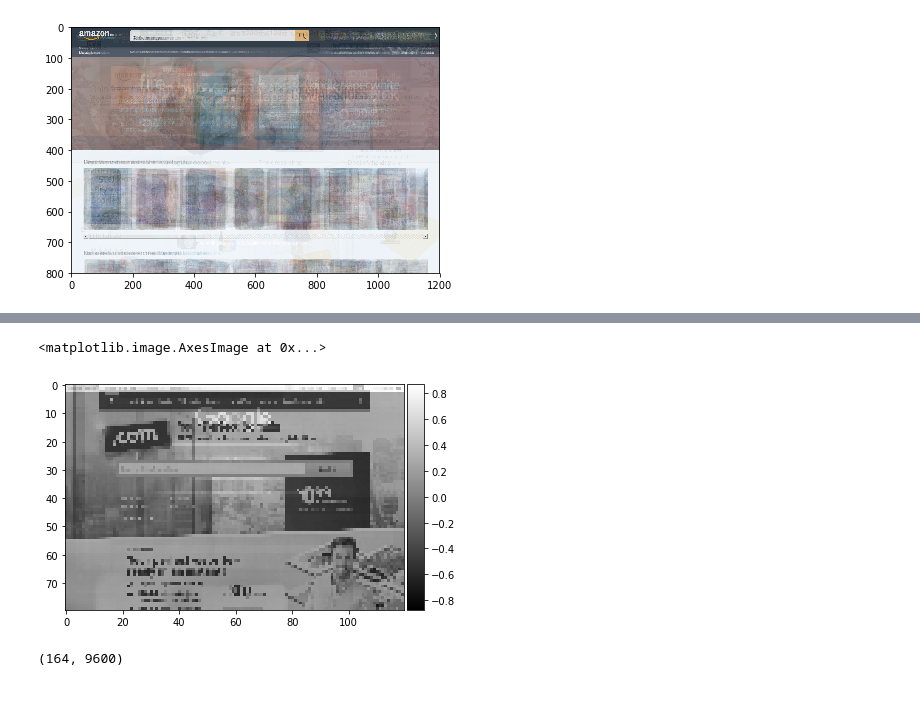
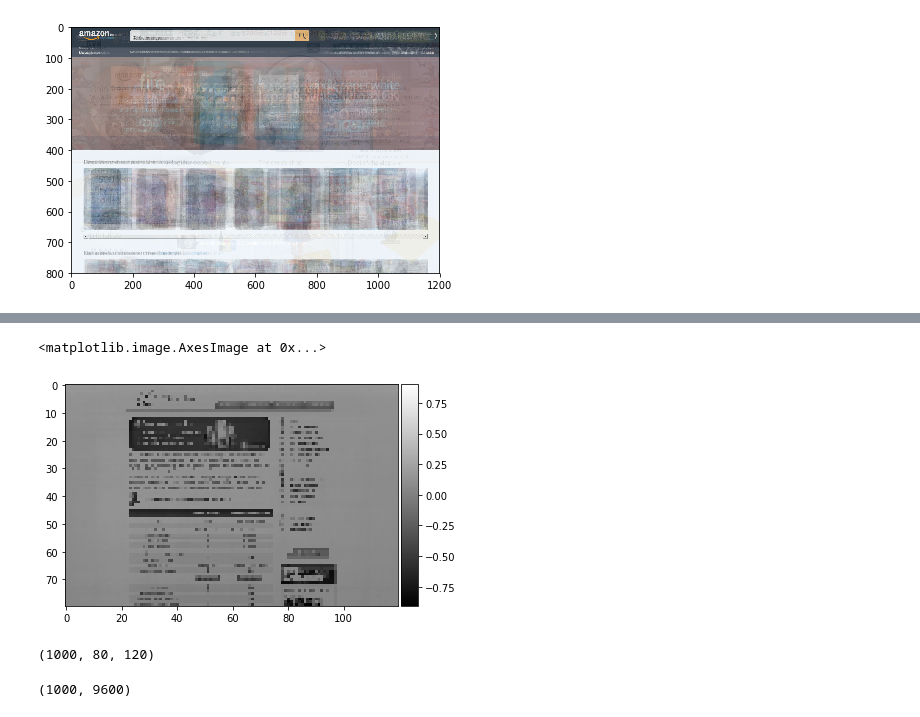
Before and after one commit to mathcass/eigenlayout, a Jupyter notebook: Analysis.ipynb, the cells around one changed output, grey strips where cells are left out. Cells and saved outputs as stored; diff of their text form; code cells hidden in the pictures.

```diff
--- a/Analysis.ipynb
+++ b/Analysis.ipynb
@@ -72,3 +59,6 @@ def resize_image(im):
     """Resizes image to 80px by 120px"""
 
     return transform.resize(im, (80, 120))
+# %%
+images = np.array([resize_image(io.imread(f)) for f in image_files])
+images.shape
@@ -80,2 +72,4 @@ io.imshow(resize_image(image_images[0]))
 # %%
-small_images = np.array([resize_image(im) for im in image_images])
+from skimage import color
+
+grey_images = np.array([color.rgb2grey(im) for im in images])
@@ -86,6 +76,4 @@ small_images.shape
-# %%
-from skimage import color
-
-grey_images = np.array([color.rgb2grey(im) for im in small_images])
 # %%
 mean_image = grey_images.mean(axis=0)
+# %%
+show_grey = lambda im: io.imshow(im, cmap=plt.cm.gray)
@@ -97,12 +90,16 @@ for i in range(centered_images.shape[0]):
 # %%
 import matplotlib.pyplot as plt
 
-io.imshow(centered_images[0], cmap=plt.cm.gray)
+show_grey(centered_images[0])
 # %% [output]
 <matplotlib.image.AxesImage at 0x...>
-[figure, old version]
+[figure, new version]
+# %%
+centered_images.shape
+# %% [output]
+(1000, 80, 120)
 # %%
-centered_images.reshape(164, 80*120).shape
+centered_images.reshape(centered_images.shape[0], 80*120).shape
 # %% [output]
-(164, 9600)
+(1000, 9600)
 # %%
```
Also changed, not shown: parts of 32 cells of this notebook.
